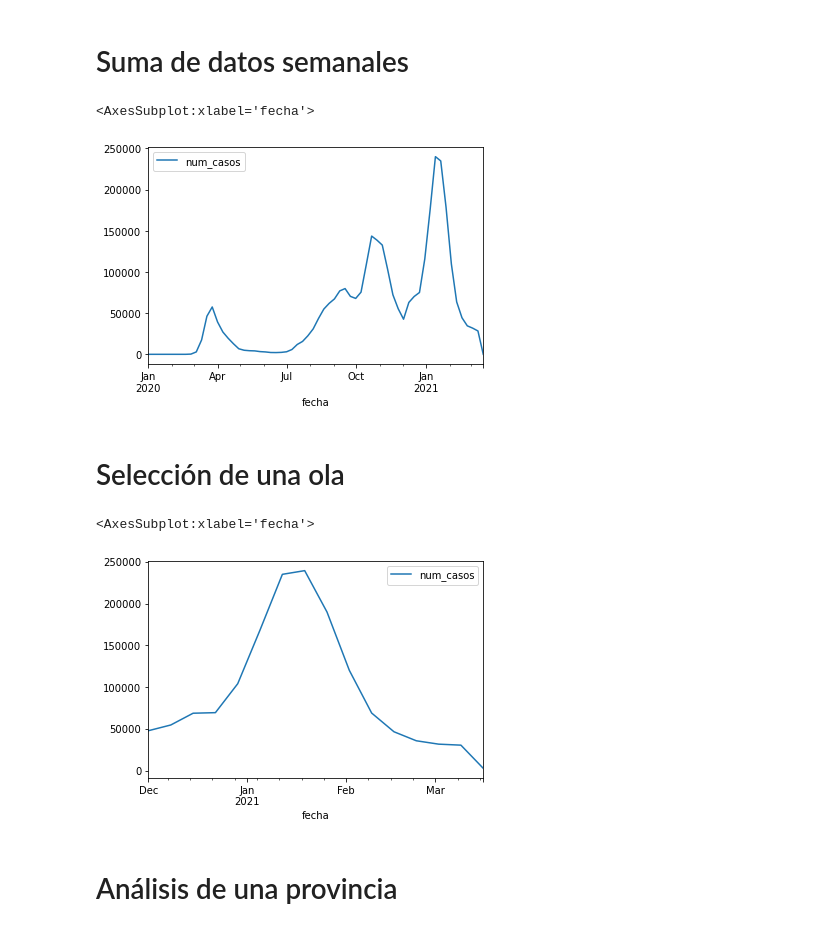
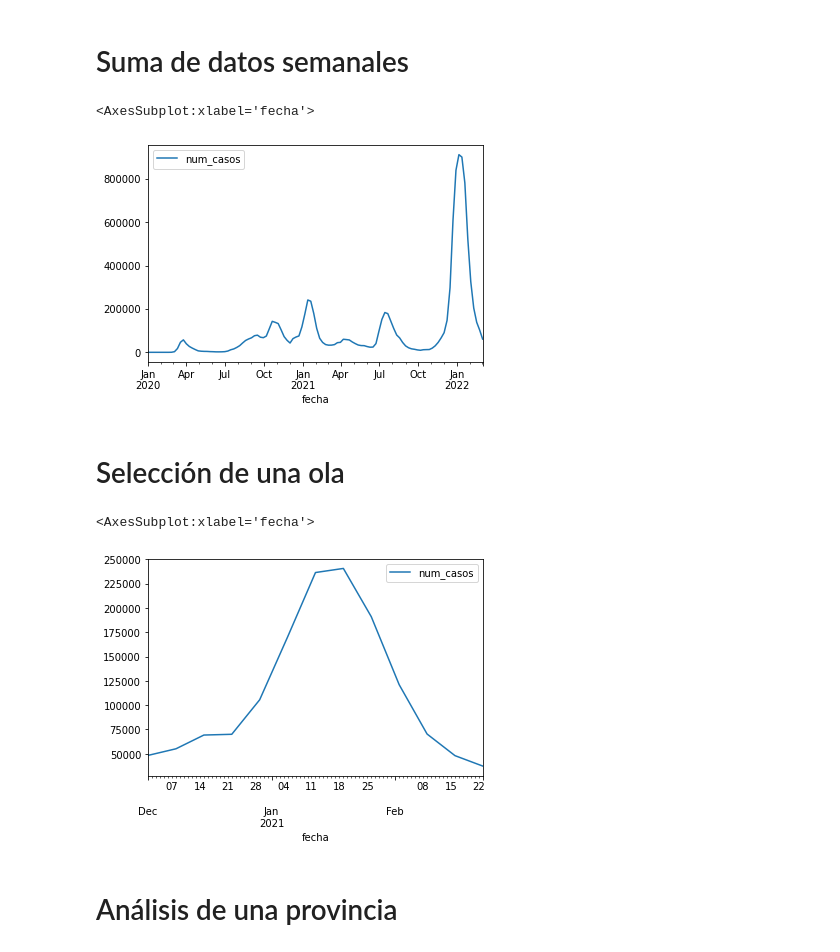
Before and after one commit to JoseBlanca/py_industriales, a Jupyter notebook: covid/con_jupyter/analysis_con_pandas.ipynb, the cells around one changed output. Drawn from its saved outputs; the diff is of its cells as text; code cells hidden in the pictures.

```diff
--- a/covid/con_jupyter/analysis_con_pandas.ipynb
+++ b/covid/con_jupyter/analysis_con_pandas.ipynb
@@ -5,9 +22,9 @@
 # %%
+from pathlib import Path
 import pandas
 
-url = 'https://cnecovid.isciii.es/covid19/resources/casos_hosp_uci_def_sexo_edad_provres.csv'
-sep = ','
-dframe = pandas.read_csv(url, delimiter=',', parse_dates=['fecha'], index_col='fecha')
+covid_csv_path = Path('..') / 'downloaded_data' / 'casos_hosp_uci_def_sexo_edad_provres.csv'
+dframe = pandas.read_csv(covid_csv_path, delimiter=',', parse_dates=['fecha'], index_col='fecha')
 print(dframe.shape)
 dframe
 # %% [output]
@@ -69,19 +91,19 @@ dframe_semanal = dframe.resample("7D").sum()
 dframe_semanal.plot(y='num_casos')
 # %% [output]
 <AxesSubplot:xlabel='fecha'>
-[figure, old version]
+[figure, new version]
 # %% [markdown]
 # Selección de una ola
 # %%
 from datetime import datetime
 date0 = datetime(year=2020, month=12, day=1)
-date1 = datetime.now()
+date1 = datetime(year=2021, month=3, day=1)
 # seleccionamos indexando por fecha
 tercera_ola = dframe.loc[date0:date1, :]
 tercera_ola.resample('7D').sum().plot(y='num_casos')
 # %% [output]
 <AxesSubplot:xlabel='fecha'>
-[figure, old version]
+[figure, new version]
 # %% [markdown]
 # Análisis de una provincia
 # %%
```
Also changed, not shown: parts of 19 cells of this notebook, 1 other file.
